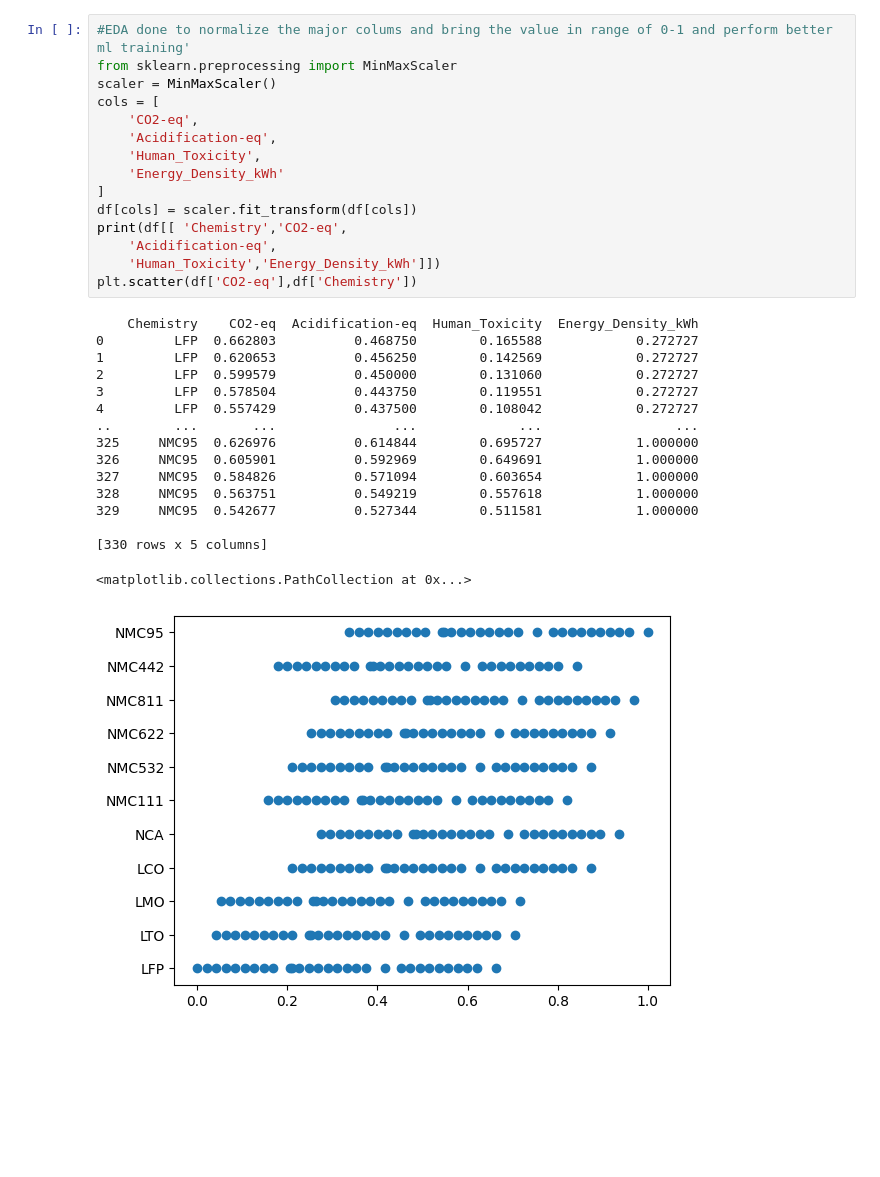
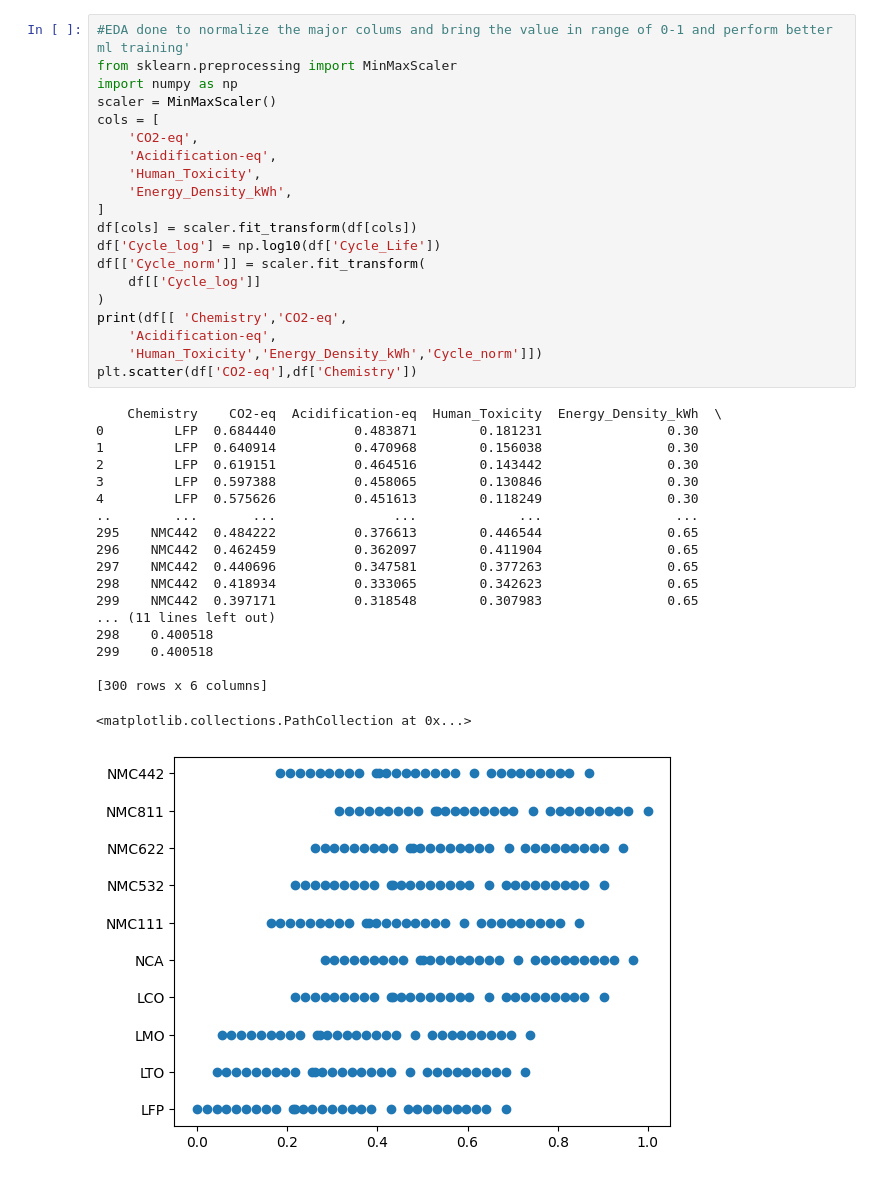
Before and after one commit to Sneha-code01/ML, a Jupyter notebook: batterypredict_1.ipynb, the cells around one changed output. Cells and saved outputs as stored; diff of their text form; blank space fills up the shorter version.

```diff
--- a/batterypredict_1.ipynb
+++ b/batterypredict_1.ipynb
@@ -450,35 +460,43 @@ Text(0.5, 0.5, 'GHG')
 # %%
 #EDA done to normalize the major colums and bring the value in range of 0-1 and perform better ml training'
 from sklearn.preprocessing import MinMaxScaler
+import numpy as np
 scaler = MinMaxScaler()
 cols = [
     'CO2-eq',
     'Acidification-eq',
     'Human_Toxicity',
-    'Energy_Density_kWh'
+    'Energy_Density_kWh',
 ]
 df[cols] = scaler.fit_transform(df[cols])
+df['Cycle_log'] = np.log10(df['Cycle_Life'])
+df[['Cycle_norm']] = scaler.fit_transform(
+    df[['Cycle_log']]
+)
 print(df[[ 'Chemistry','CO2-eq',
     'Acidification-eq',
-    'Human_Toxicity','Energy_Density_kWh']])
+    'Human_Toxicity','Energy_Density_kWh','Cycle_norm']])
 plt.scatter(df['CO2-eq'],df['Chemistry'])
 # %% [output]
-    Chemistry    CO2-eq  Acidification-eq  Human_Toxicity  Energy_Density_kWh
-0         LFP  0.662803          0.468750        0.165588            0.272727
-1         LFP  0.620653          0.456250        0.142569            0.272727
-2         LFP  0.599579          0.450000        0.131060            0.272727
-3         LFP  0.578504          0.443750        0.119551            0.272727
-4         LFP  0.557429          0.437500        0.108042            0.272727
+    Chemistry    CO2-eq  Acidification-eq  Human_Toxicity  Energy_Density_kWh  \
+0         LFP  0.684440          0.483871        0.181231                0.30
+1         LFP  0.640914          0.470968        0.156038                0.30
+2         LFP  0.619151          0.464516        0.143442                0.30
+3         LFP  0.597388          0.458065        0.130846                0.30
+4         LFP  0.575626          0.451613        0.118249                0.30
 ..        ...       ...               ...             ...                 ...
-325     NMC95  0.626976          0.614844        0.695727            1.000000
-326     NMC95  0.605901          0.592969        0.649691            1.000000
-327     NMC95  0.584826          0.571094        0.603654            1.000000
-328     NMC95  0.563751          0.549219        0.557618            1.000000
-329     NMC95  0.542677          0.527344        0.511581            1.000000
+295    NMC442  0.484222          0.376613        0.446544                0.65
+296    NMC442  0.462459          0.362097        0.411904                0.65
+297    NMC442  0.440696          0.347581        0.377263                0.65
+298    NMC442  0.418934          0.333065        0.342623                0.65
+299    NMC442  0.397171          0.318548        0.307983                0.65
+... (11 lines left out)
+298    0.400518
+299    0.400518
 
-[330 rows x 5 columns]
+[300 rows x 6 columns]
 <matplotlib.collections.PathCollection at 0x...>
-[figure, old version]
+[figure, new version]
 # %%
 #adding the sustainabilty,performance and cost column
 df['sustainability_score'] =1-(df['Acidification-eq']+df['CO2-eq']+df['Human_Toxicity'])/3
```
Also changed, not shown: parts of 14 cells of this notebook.
